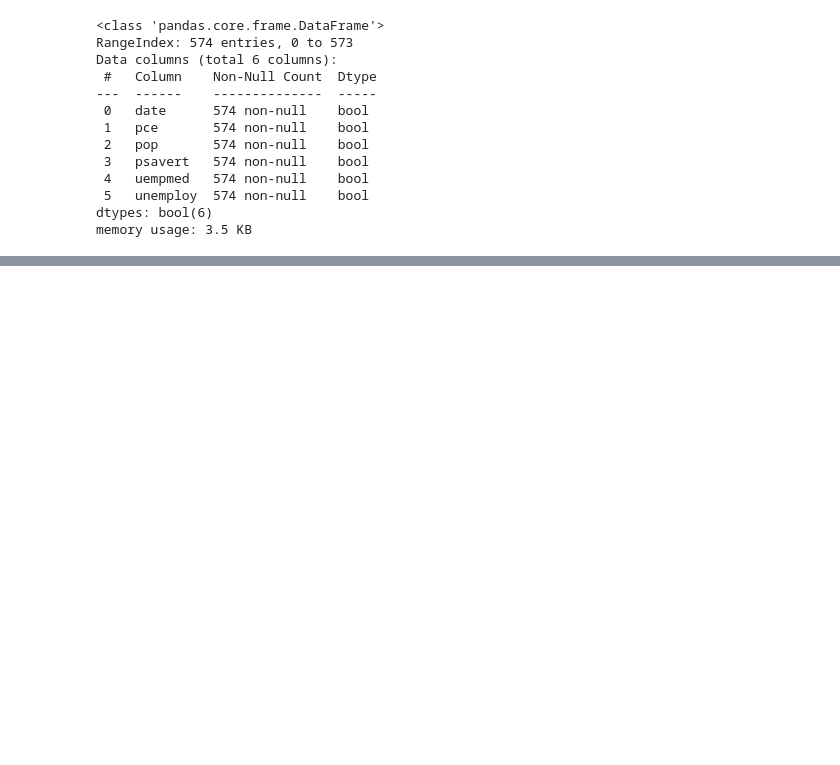
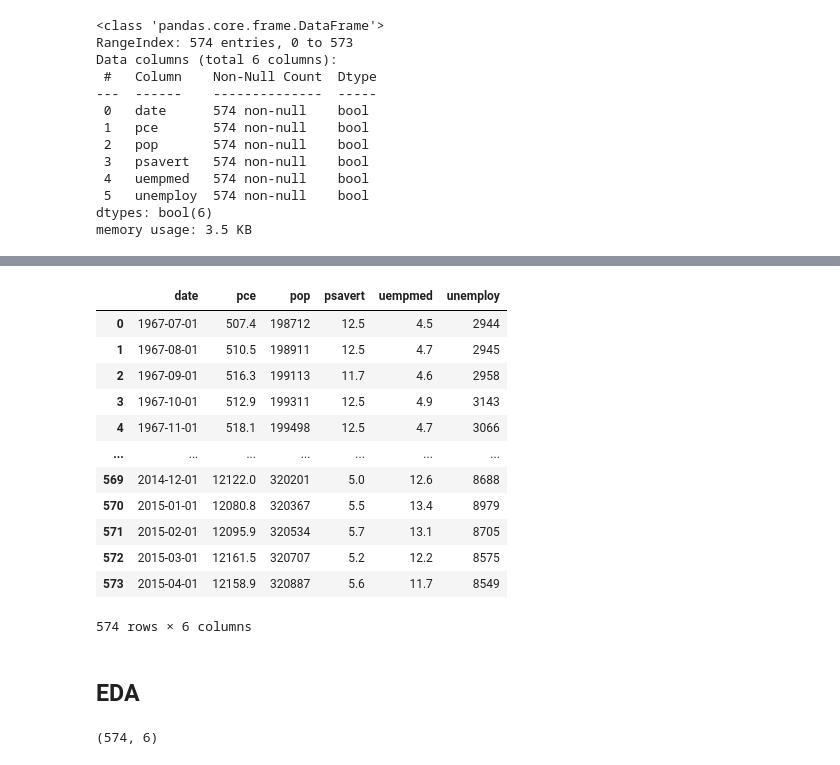
Before and after one commit to falcon1614/Data-Science, a Jupyter notebook: Pandas/Read_and_Write.ipynb, the cells around one changed output, grey strips where cells are left out. Cells and saved outputs as stored; diff of their text form; code cells hidden in the pictures; blank space fills up the shorter version.

```diff
--- a/Pandas/Read_and_Write.ipynb
+++ b/Pandas/Read_and_Write.ipynb
@@ -101,0 +173,22 @@ memory usage: 3.5 KB
+# %%
+df.fillna(method='bfill')
+# %% [output]
+|  | date | pce | pop | psavert | uempmed | unemploy |
+| 0 | 1967-07-01 | 507.4 | 198712 | 12.5 | 4.5 | 2944 |
+| 1 | 1967-08-01 | 510.5 | 198911 | 12.5 | 4.7 | 2945 |
+| 2 | 1967-09-01 | 516.3 | 199113 | 11.7 | 4.6 | 2958 |
+| 3 | 1967-10-01 | 512.9 | 199311 | 12.5 | 4.9 | 3143 |
+| 4 | 1967-11-01 | 518.1 | 199498 | 12.5 | 4.7 | 3066 |
+| ... | ... | ... | ... | ... | ... | ... |
+| 569 | 2014-12-01 | 12122.0 | 320201 | 5.0 | 12.6 | 8688 |
+| 570 | 2015-01-01 | 12080.8 | 320367 | 5.5 | 13.4 | 8979 |
+| 571 | 2015-02-01 | 12095.9 | 320534 | 5.7 | 13.1 | 8705 |
+| 572 | 2015-03-01 | 12161.5 | 320707 | 5.2 | 12.2 | 8575 |
+| 573 | 2015-04-01 | 12158.9 | 320887 | 5.6 | 11.7 | 8549 |
+574 rows × 6 columns
+# %% [markdown]
+## EDA
+# %%
+df.shape
+# %% [output]
+(574, 6)
```
Also changed, not shown: parts of 13 cells of this notebook, 3 other files.
